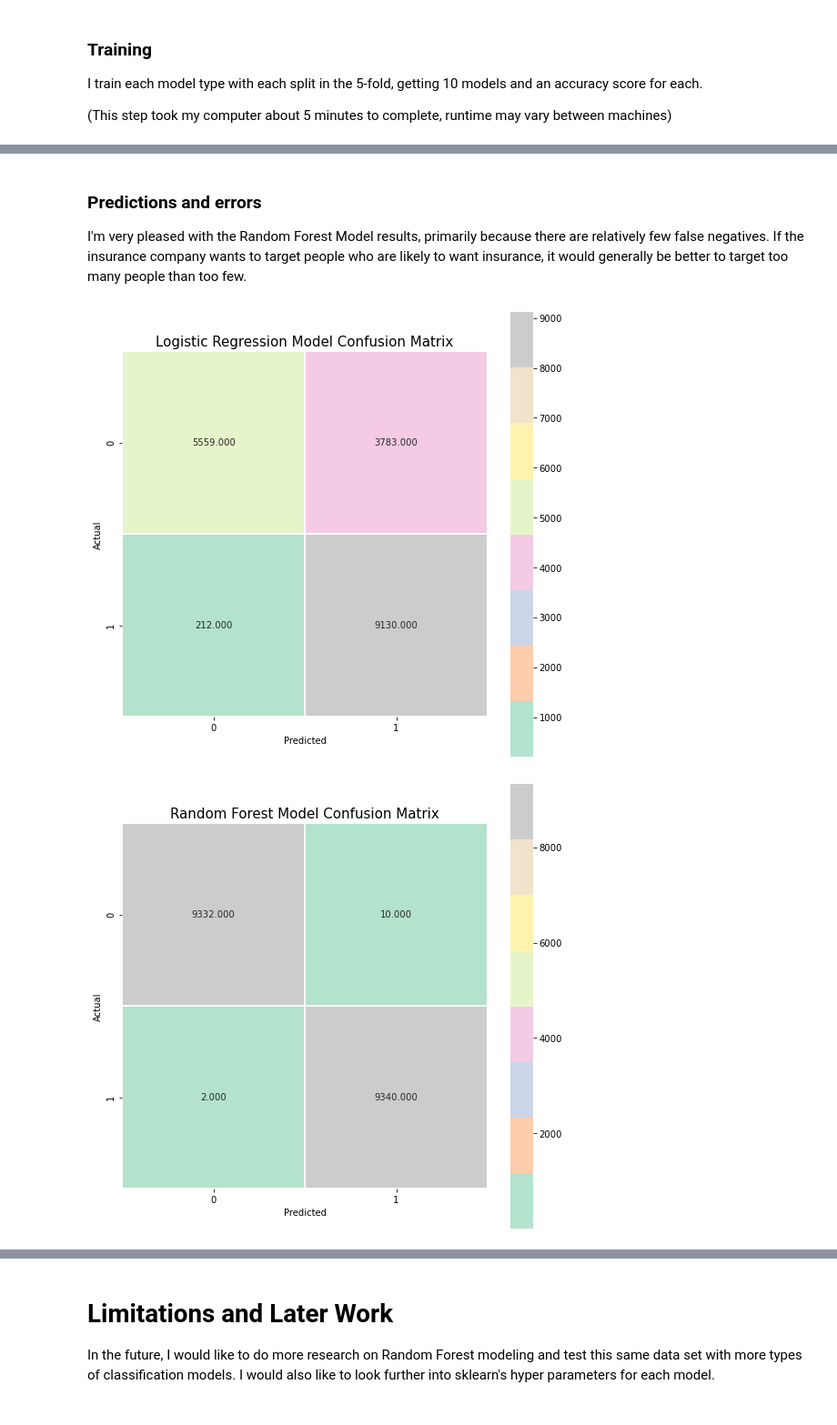
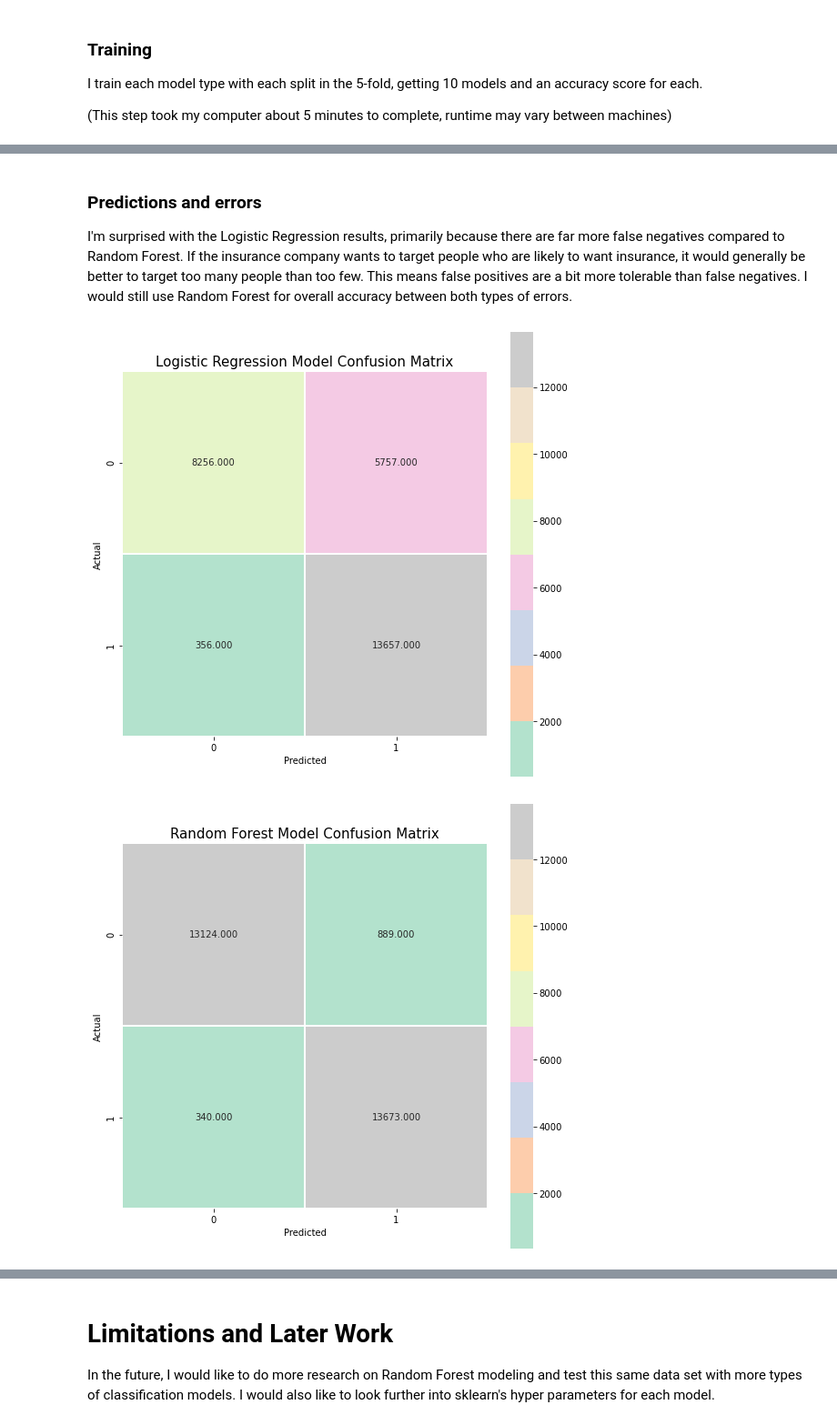
Before and after one commit to sopper1/Kaggle-Insurance-Challenge-Using-Various-Classification-Models, a Jupyter notebook: notebooks/report.ipynb, the cells around one changed output, grey strips where cells are left out. Shown at 91% size. Cells and saved outputs as stored; diff of their text form; code cells hidden in the pictures.

```diff
--- a/notebooks/report.ipynb
+++ b/notebooks/report.ipynb
@@ -176,33 +194,39 @@ X_test_std = sc.transform(X_test)
 # %% [markdown]
 ### Predictions and errors
 
-I'm very pleased with the Random Forest Model results, primarily because there are relatively few false negatives. If the insurance company wants to target people who are likely to want insurance, it would generally be better to target too many people than too few.
+I'm surprised with the Logistic Regression results, primarily because there are far more false negatives compared to Random Forest. If the insurance company wants to target people who are likely to want insurance, it would generally be better to target too many people than too few. This means false positives are a bit more tolerable than false negatives. I would still use Random Forest for overall accuracy between both types of errors.
 # %%
 from sklearn import metrics
 
-rfc_predictions = rfc_models[0].predict(X_test_std)
-logreg_predictions = logreg_models[0].predict(X_test_std)
+# Select model with highest accuracy
+best_rfc_model = rfc_models[rfc_scores.index(max(rfc_scores))]
+best_logreg_model = logreg_models[logreg_scores.index(max(logreg_scores))]
+
+# Make predictions on test set
+rfc_predictions = best_rfc_model.predict(X_test_std)
+logreg_predictions = best_logreg_model.predict(X_test_std)
 rfc_cm = metrics.confusion_matrix(y_test, rfc_predictions)
 logreg_cm = metrics.confusion_matrix(y_test, logreg_predictions)
 
+# Plot confusion matrices
 plt.figure(figsize=(9,9))
 sns.heatmap(logreg_cm, annot=True, fmt=".3f", linewidths=.5, square = True, cmap = 'Pastel2');
 plt.ylabel('Actual');
 plt.xlabel('Predicted');
 all_sample_title = 'Logistic Regression Model Confusion Matrix'
 plt.title(all_sample_title, size = 15);
 plt.show()
 
 plt.figure(figsize=(9,9))
-sns.heatmap(cm, annot=True, fmt=".3f", linewidths=.5, square = True, cmap = 'Pastel2');
+sns.heatmap(rfc_cm, annot=True, fmt=".3f", linewidths=.5, square = True, cmap = 'Pastel2');
 plt.ylabel('Actual');
 plt.xlabel('Predicted');
 all_sample_title = 'Random Forest Model Confusion Matrix'
 plt.title(all_sample_title, size = 15);
 plt.show()
 # %% [output]
-[figure, old version]
+[figure, new version]
-[figure, old version]
+[figure, new version]
 # %% [markdown]
 ## Results and Discussion
 
```
Also changed, not shown: parts of 9 cells of this notebook.
